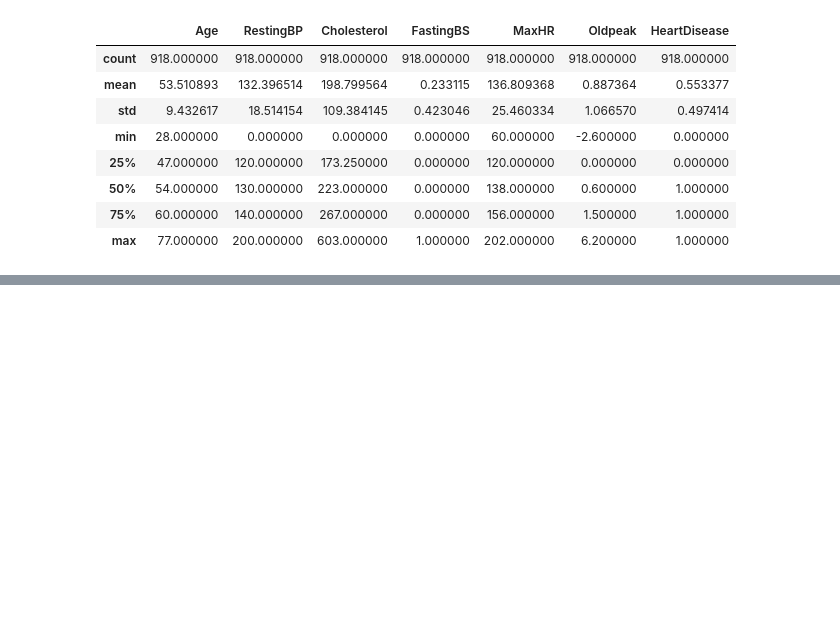
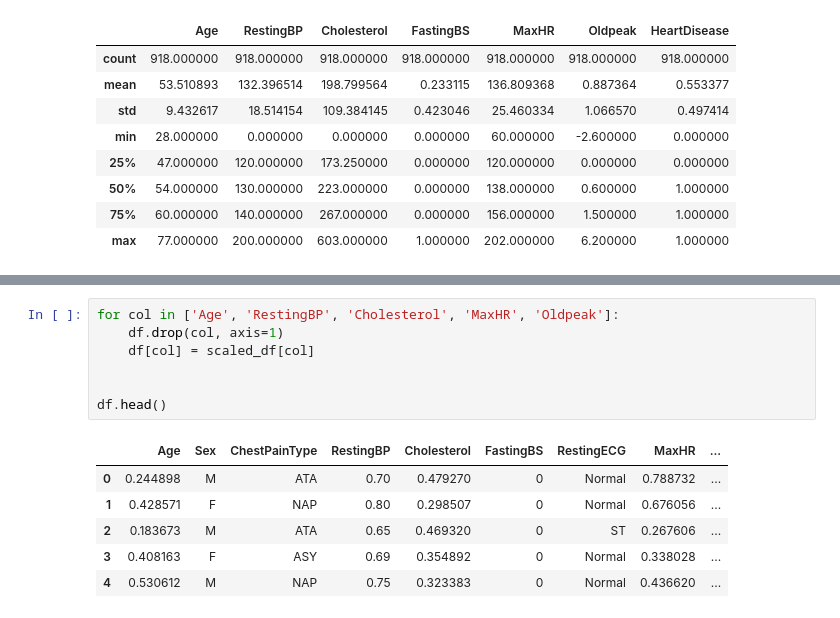
Before and after one commit to HarshTanwar001/Heart-Disease-Prediction, a Jupyter notebook: Heart_Disease_Prediction.ipynb, the cells around one changed output, grey strips where cells are left out. Drawn from its saved outputs; the diff is of its cells as text; blank space fills up the shorter version.

```diff
--- a/Heart_Disease_Prediction.ipynb
+++ b/Heart_Disease_Prediction.ipynb
@@ -127,0 +172,14 @@ df.describe()
+# %%
+for col in ['Age', 'RestingBP', 'Cholesterol', 'MaxHR', 'Oldpeak']:
+    df.drop(col, axis=1)
+    df[col] = scaled_df[col]
+
+
+df.head()
+# %% [output]
+|  | Age | Sex | ChestPainType | RestingBP | Cholesterol | FastingBS | RestingECG | MaxHR | ... |
+| 0 | 0.244898 | M | ATA | 0.70 | 0.479270 | 0 | Normal | 0.788732 | ... |
+| 1 | 0.428571 | F | NAP | 0.80 | 0.298507 | 0 | Normal | 0.676056 | ... |
+| 2 | 0.183673 | M | ATA | 0.65 | 0.469320 | 0 | ST | 0.267606 | ... |
+| 3 | 0.408163 | F | ASY | 0.69 | 0.354892 | 0 | Normal | 0.338028 | ... |
+| 4 | 0.530612 | M | NAP | 0.75 | 0.323383 | 0 | Normal | 0.436620 | ... |
```
Also changed, not shown: parts of 18 cells of this notebook.
